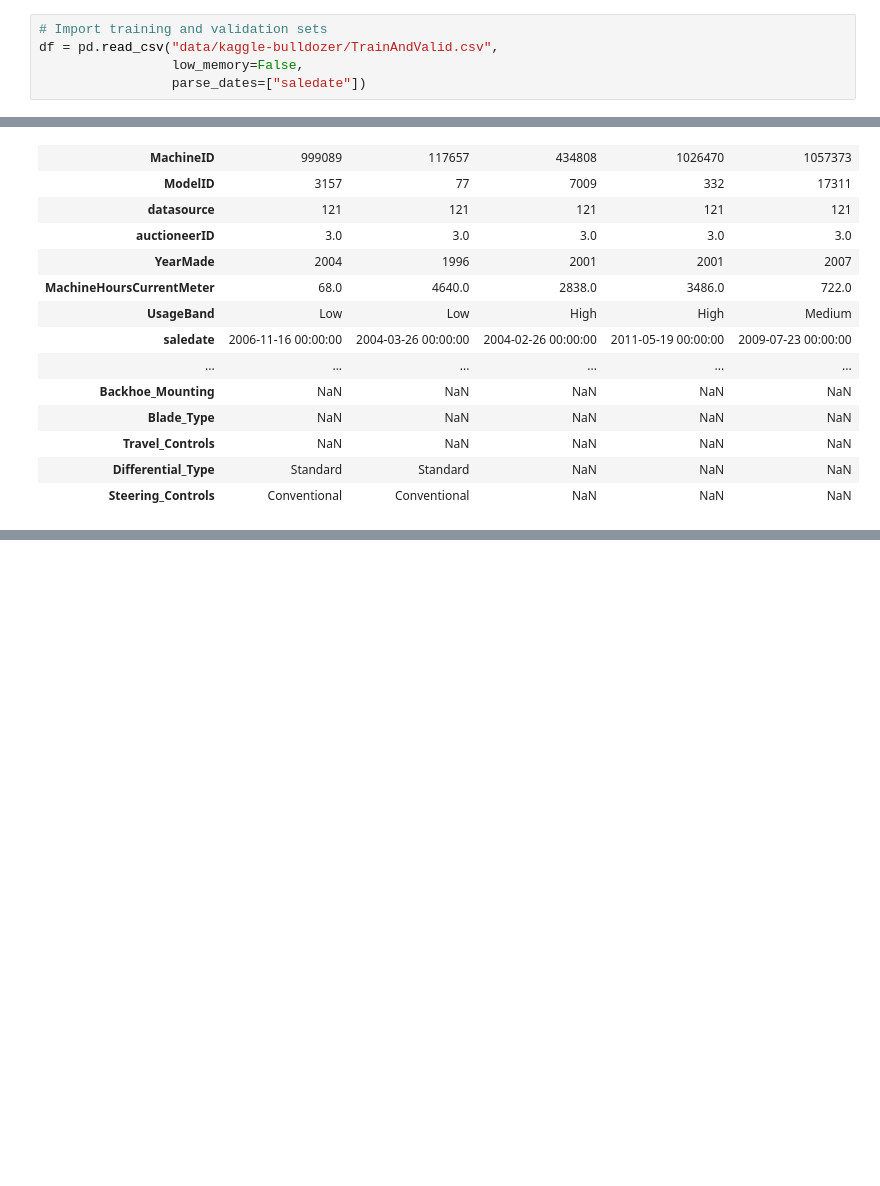
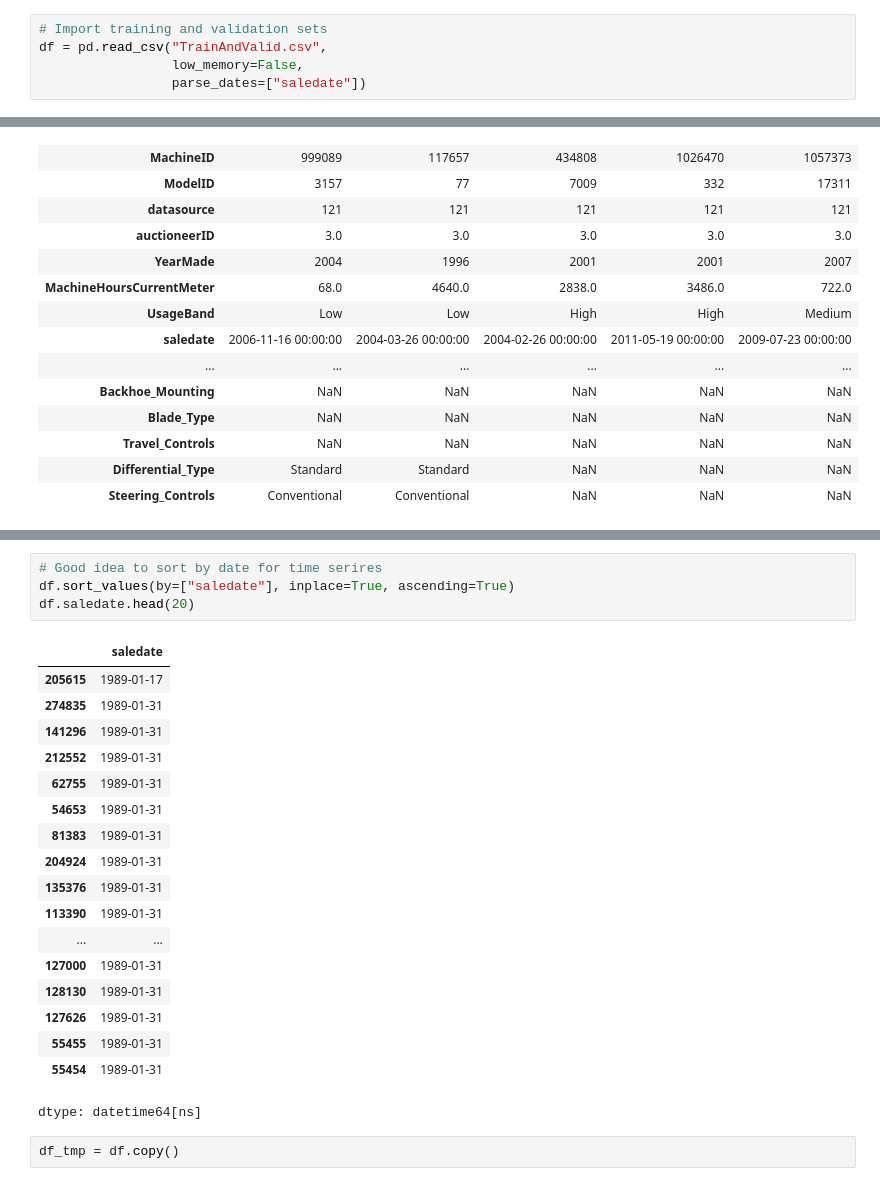
Before and after one commit to dthunn/ml_basics, a Jupyter notebook: sk_laern/bulldozer_regression.ipynb, the cells around one changed output, grey strips where cells are left out. Cells and saved outputs as stored; diff of their text form; blank space fills up the shorter version.

Commit message:
bulldozer data exploration

```diff
--- a/sk_laern/bulldozer_regression.ipynb
+++ b/sk_laern/bulldozer_regression.ipynb
@@ -88,7 +88,7 @@ df.SalePrice.plot.hist()
 [figure]
 # %%
 # Import training and validation sets
-df = pd.read_csv("data/kaggle-bulldozer/TrainAndValid.csv",
+df = pd.read_csv("TrainAndValid.csv",
                  low_memory=False,
                  parse_dates=["saledate"])
 # %%
@@ -138,0 +149,25 @@ df.head().T
+# %%
+# Good idea to sort by date for time serires
+df.sort_values(by=["saledate"], inplace=True, ascending=True)
+df.saledate.head(20)
+# %% [output]
+|  | saledate |
+| 205615 | 1989-01-17 |
+| 274835 | 1989-01-31 |
+| 141296 | 1989-01-31 |
+| 212552 | 1989-01-31 |
+| 62755 | 1989-01-31 |
+| 54653 | 1989-01-31 |
+| 81383 | 1989-01-31 |
+| 204924 | 1989-01-31 |
+| 135376 | 1989-01-31 |
+| 113390 | 1989-01-31 |
+| ... | ... |
+| 127000 | 1989-01-31 |
+| 128130 | 1989-01-31 |
+| 127626 | 1989-01-31 |
+| 55455 | 1989-01-31 |
+| 55454 | 1989-01-31 |
+dtype: datetime64[ns]
+# %%
+df_tmp = df.copy()
```
Also changed, not shown: parts of 18 cells of this notebook.
